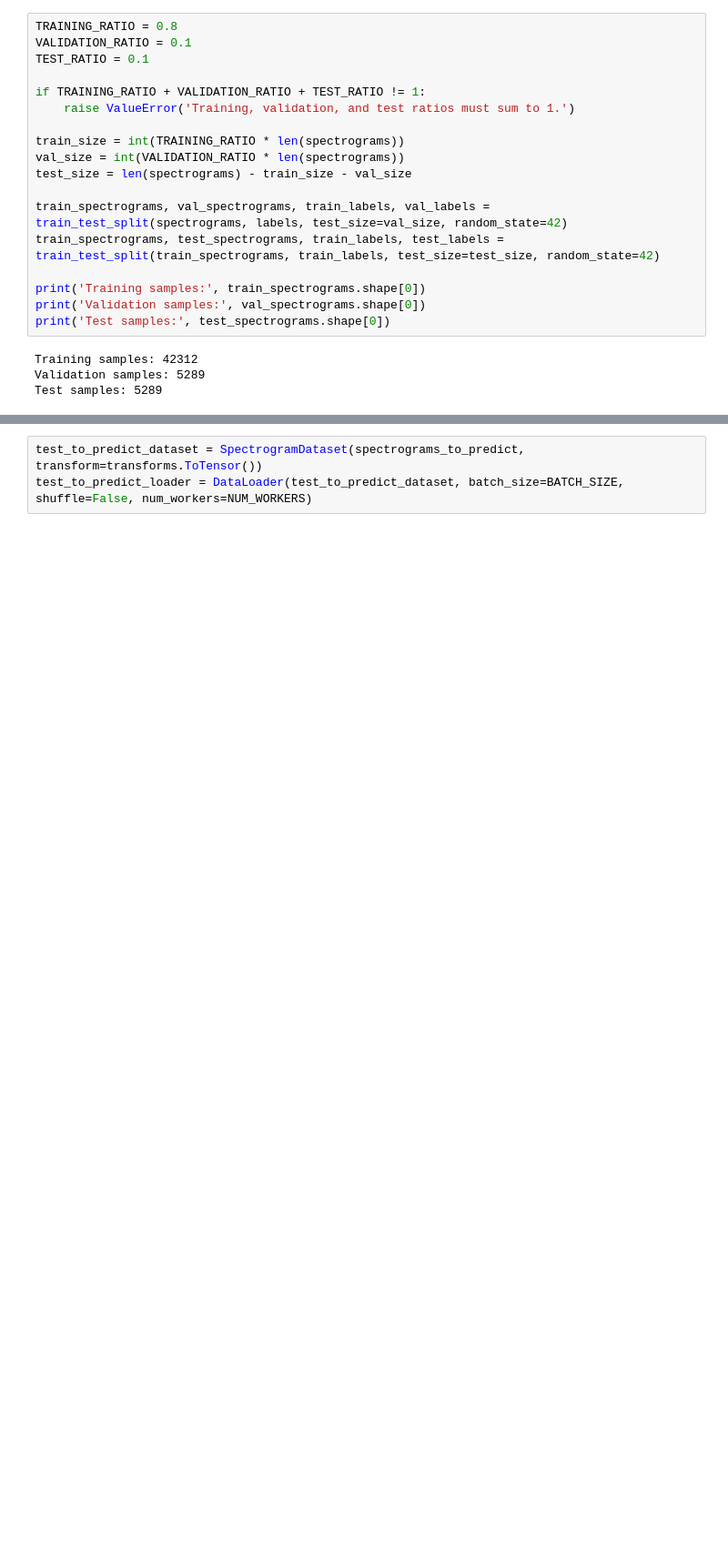
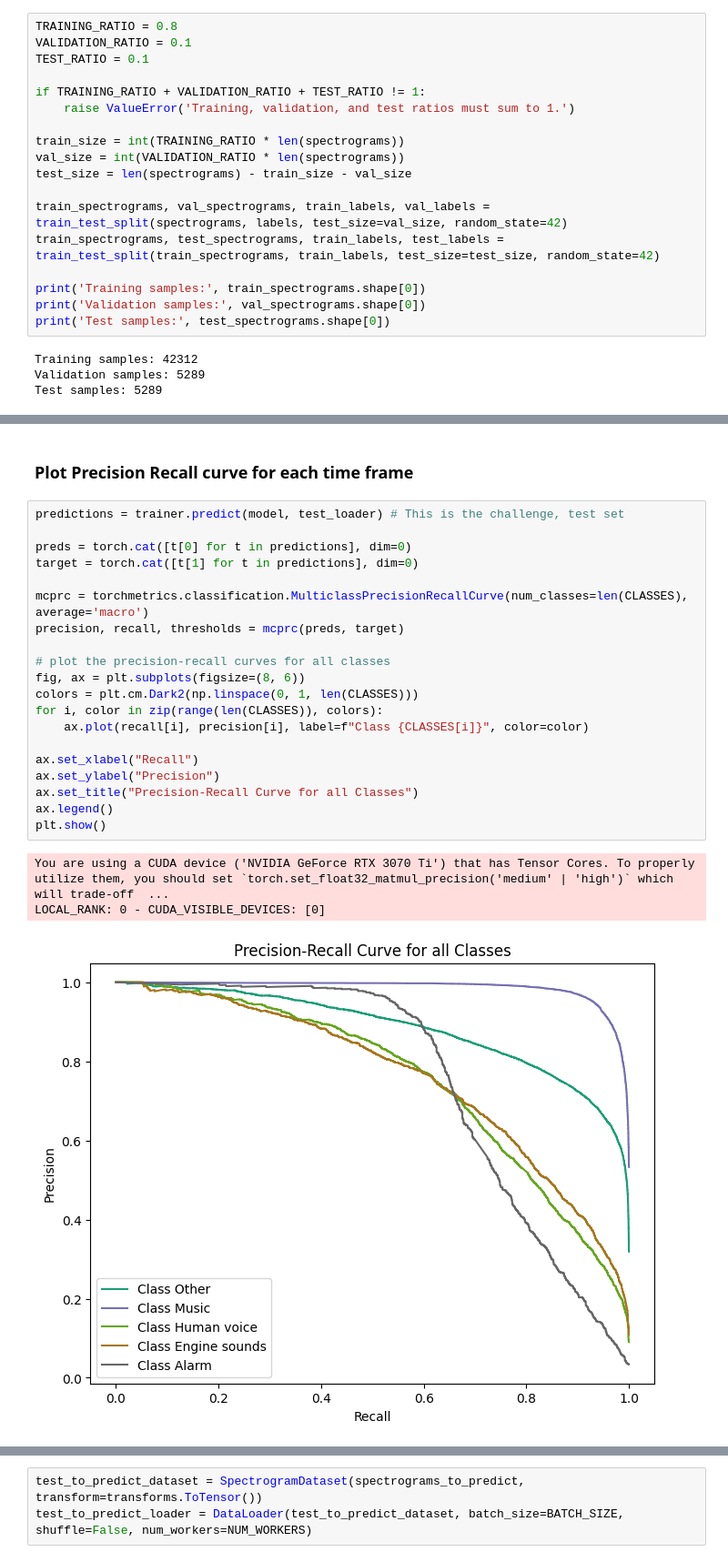
Before and after one commit to BenMusak/Audio_explores_2023_AVS, a Jupyter notebook: train-cnn.ipynb, the cells around one changed output, grey strips where cells are left out. Shown: that part at 91% size. Cells and saved outputs as stored; diff of their text form; blank space fills up the shorter version.

```diff
--- a/train-cnn.ipynb
+++ b/train-cnn.ipynb
@@ -245,0 +331,26 @@ trainer.test(model, test_loader) # This not the challenge, test set
+# %% [markdown]
+### Plot Precision Recall curve for each time frame
+# %%
+predictions = trainer.predict(model, test_loader) # This is the challenge, test set
+
+preds = torch.cat([t[0] for t in predictions], dim=0)
+target = torch.cat([t[1] for t in predictions], dim=0)
+
+mcprc = torchmetrics.classification.MulticlassPrecisionRecallCurve(num_classes=len(CLASSES), average='macro')
+precision, recall, thresholds = mcprc(preds, target)
+
+# plot the precision-recall curves for all classes
+fig, ax = plt.subplots(figsize=(8, 6))
+colors = plt.cm.Dark2(np.linspace(0, 1, len(CLASSES)))
+for i, color in zip(range(len(CLASSES)), colors):
+    ax.plot(recall[i], precision[i], label=f"Class {CLASSES[i]}", color=color)
+
+ax.set_xlabel("Recall")
+ax.set_ylabel("Precision")
+ax.set_title("Precision-Recall Curve for all Classes")
+ax.legend()
+plt.show()
+# %% [output]
+You are using a CUDA device ('NVIDIA GeForce RTX 3070 Ti') that has Tensor Cores. To properly utilize them, you should set `torch.set_float32_matmul_precision('medium' | 'high')` which will trade-off  ...
+LOCAL_RANK: 0 - CUDA_VISIBLE_DEVICES: [0]
+[figure, added]
```
Also changed, not shown: parts of 35 cells of this notebook.
